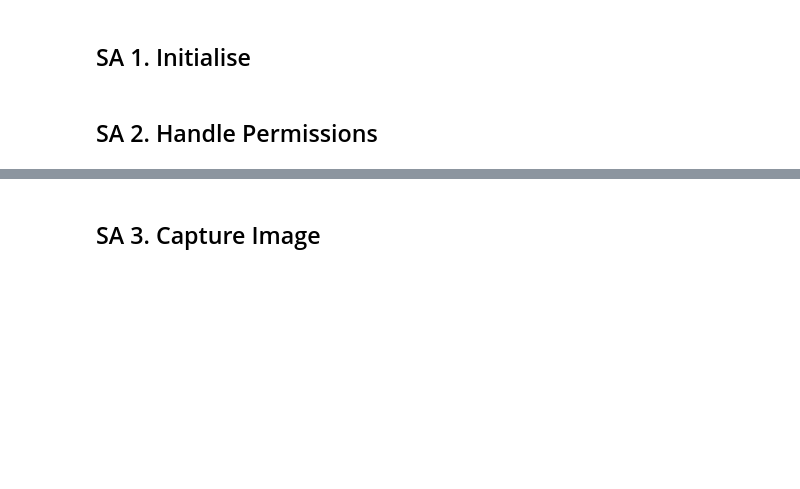
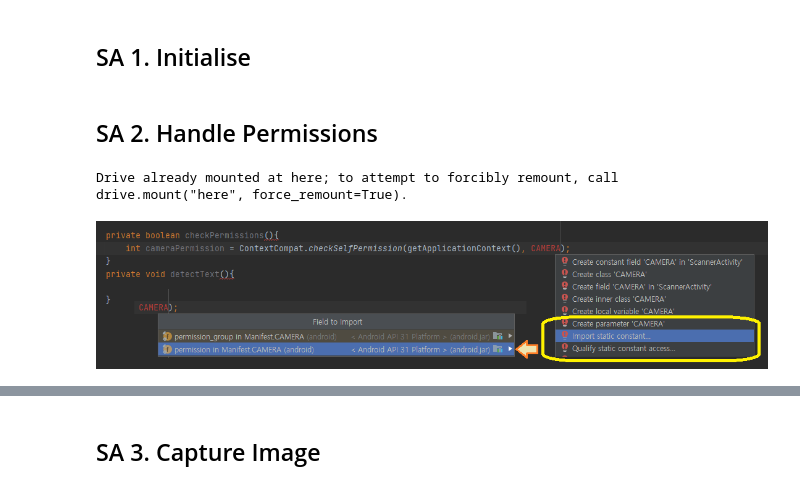
Before and after one commit to Coding-Forest/2021-Android-Text-Recognition, a Jupyter notebook: 00 Tutorial/OCR II Text Recognition 2 MainActivity_java.ipynb, the cells around one changed output, grey strips where cells are left out. Cells and saved outputs as stored; diff of their text form; code cells hidden in the pictures; blank space fills up the shorter version.

```diff
--- a/00 Tutorial/OCR II Text Recognition 2 MainActivity_java.ipynb
+++ b/00 Tutorial/OCR II Text Recognition 2 MainActivity_java.ipynb
@@ -186,6 +186,30 @@ public class ScannerActivity extends AppCompatActivity {
     ...
 # %% [markdown]
 ## SA 2. Handle Permissions
+# %%
+from google.colab import drive
+drive.mount('here')
+import matplotlib.pyplot as plt
+import cv2
+from google.colab.patches import cv2_imshow
+
+def show(path, cvtColor=False):
+    img = cv2.imread(path)
+    if (cvtColor == True):
+        img = cv2.cvtColor(img, cv2.COLOR_RGB2BGR)
+    cv2_imshow(img)
+
+def get_img(path):
+    img = cv2.imread(path)
+    img = cv2.cvtColor(img, cv2.COLOR_RGB2BGR)
+    return img
+# %% [output]
+Drive already mounted at here; to attempt to forcibly remount, call drive.mount("here", force_remount=True).
+# %%
+path = "/content/here/MyDrive/Android/Text Recognition App/Camera permission 01.png"
+show(path)
+# %% [output]
+[figure, added]
 # %%
     ...
 
```
Also changed, not shown: parts of 1 cell of this notebook.
